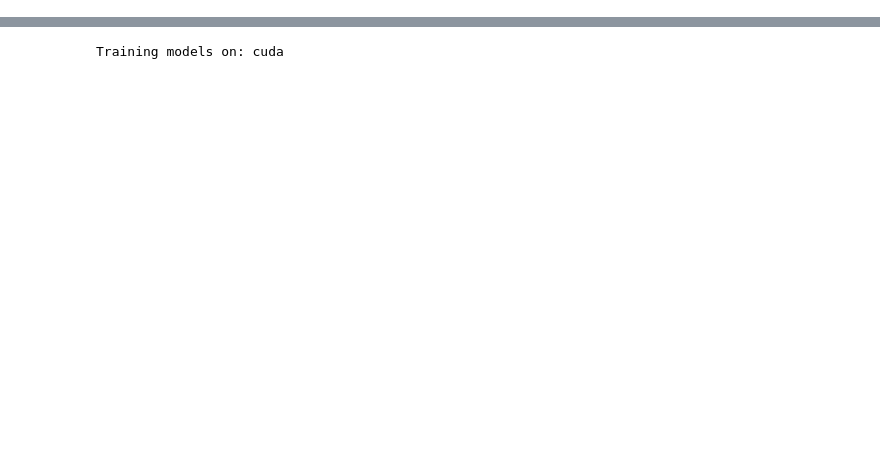
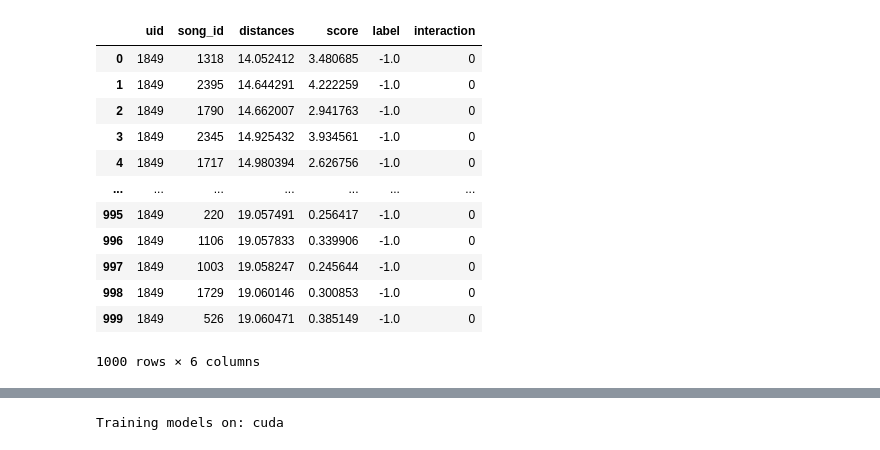
Before and after one commit to PaulusBoskabouter/TTIR, a Jupyter notebook: recommendations_and_eval.ipynb, the cells around one changed output, grey strips where cells are left out. Saved outputs shown, nothing was run; the diff lists cells and outputs as text; code cells hidden in the pictures; blank space fills up the shorter version.

```diff
--- a/recommendations_and_eval.ipynb
+++ b/recommendations_and_eval.ipynb
@@ -347 +252,17 @@ labels/total
+# %%
+bin_df[(bin_df['label'] != -1)& (bin_df['uid'] == 1849)]
+# %% [output]
+|  | uid | song_id | distances | score | label | interaction |
+| 0 | 1849 | 1318 | 14.052412 | 3.480685 | -1.0 | 0 |
+| 1 | 1849 | 2395 | 14.644291 | 4.222259 | -1.0 | 0 |
+| 2 | 1849 | 1790 | 14.662007 | 2.941763 | -1.0 | 0 |
+| 3 | 1849 | 2345 | 14.925432 | 3.934561 | -1.0 | 0 |
+| 4 | 1849 | 1717 | 14.980394 | 2.626756 | -1.0 | 0 |
+| ... | ... | ... | ... | ... | ... | ... |
+| 995 | 1849 | 220 | 19.057491 | 0.256417 | -1.0 | 0 |
+| 996 | 1849 | 1106 | 19.057833 | 0.339906 | -1.0 | 0 |
+| 997 | 1849 | 1003 | 19.058247 | 0.245644 | -1.0 | 0 |
+| 998 | 1849 | 1729 | 19.060146 | 0.300853 | -1.0 | 0 |
+| 999 | 1849 | 526 | 19.060471 | 0.385149 | -1.0 | 0 |
+1000 rows × 6 columns
 # %%
```
Also changed, not shown: parts of 14 cells of this notebook, 13 other files.
